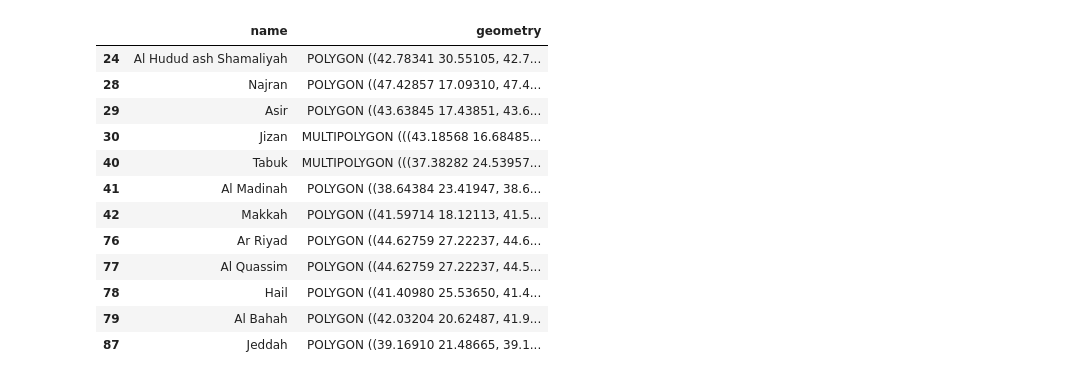
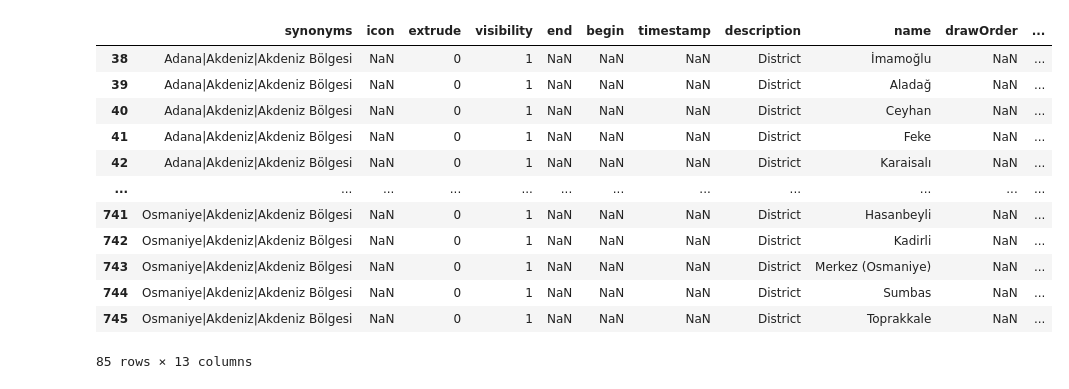
Before and after one commit to ds-serdarcan/PYTHON, a Jupyter notebook: geojson/edit_geojson.ipynb, the cells around one changed output. Saved outputs shown, nothing was run; the diff lists cells and outputs as text; code cells hidden in the pictures.

```diff
--- a/geojson/edit_geojson.ipynb
+++ b/geojson/edit_geojson.ipynb
@@ -78,5 +29,0 @@ jeddah_polygon
-# %%
-gdf['geometry'] = gdf['geometry'].to_crs("EPSG:4326")
-gdf = pd.concat([gdf, jeddah_polygon], ignore_index=False)
-gdf = gdf.reset_index(drop=True)
-gdf
@@ -135,16 +30,16 @@ arabs_indians
-# %%
-arabs_indians[['name','geometry']][arabs_indians['synonyms'].str.lower().str.contains('saudi')]
-# %% [output]
-|  | name | geometry |
-| 24 | Al Hudud ash Shamaliyah | POLYGON ((42.78341 30.55105, 42.7... |
-| 28 | Najran | POLYGON ((47.42857 17.09310, 47.4... |
-| 29 | Asir | POLYGON ((43.63845 17.43851, 43.6... |
-| 30 | Jizan | MULTIPOLYGON (((43.18568 16.68485... |
-| 40 | Tabuk | MULTIPOLYGON (((37.38282 24.53957... |
-| 41 | Al Madinah | POLYGON ((38.64384 23.41947, 38.6... |
-| 42 | Makkah | POLYGON ((41.59714 18.12113, 41.5... |
-| 76 | Ar Riyad | POLYGON ((44.62759 27.22237, 44.6... |
-| 77 | Al Quassim | POLYGON ((44.62759 27.22237, 44.5... |
-| 78 | Hail | POLYGON ((41.40980 25.53650, 41.4... |
-| 79 | Al Bahah | POLYGON ((42.03204 20.62487, 41.9... |
-| 87 | Jeddah | POLYGON ((39.16910 21.48665, 39.1... |
+# %%
+gdf[gdf['synonyms'].str.contains('\|Akdeniz\|')]
+# %% [output]
+|  | synonyms | icon | extrude | visibility | end | begin | timestamp | description | name | drawOrder | ... |
+| 38 | Adana|Akdeniz|Akdeniz Bölgesi | NaN | 0 | 1 | NaN | NaN | NaN | District | İmamoğlu | NaN | ... |
+| 39 | Adana|Akdeniz|Akdeniz Bölgesi | NaN | 0 | 1 | NaN | NaN | NaN | District | Aladağ | NaN | ... |
+| 40 | Adana|Akdeniz|Akdeniz Bölgesi | NaN | 0 | 1 | NaN | NaN | NaN | District | Ceyhan | NaN | ... |
+| 41 | Adana|Akdeniz|Akdeniz Bölgesi | NaN | 0 | 1 | NaN | NaN | NaN | District | Feke | NaN | ... |
+| 42 | Adana|Akdeniz|Akdeniz Bölgesi | NaN | 0 | 1 | NaN | NaN | NaN | District | Karaisalı | NaN | ... |
+| ... | ... | ... | ... | ... | ... | ... | ... | ... | ... | ... | ... |
+| 741 | Osmaniye|Akdeniz|Akdeniz Bölgesi | NaN | 0 | 1 | NaN | NaN | NaN | District | Hasanbeyli | NaN | ... |
+| 742 | Osmaniye|Akdeniz|Akdeniz Bölgesi | NaN | 0 | 1 | NaN | NaN | NaN | District | Kadirli | NaN | ... |
+| 743 | Osmaniye|Akdeniz|Akdeniz Bölgesi | NaN | 0 | 1 | NaN | NaN | NaN | District | Merkez (Osmaniye) | NaN | ... |
+| 744 | Osmaniye|Akdeniz|Akdeniz Bölgesi | NaN | 0 | 1 | NaN | NaN | NaN | District | Sumbas | NaN | ... |
+| 745 | Osmaniye|Akdeniz|Akdeniz Bölgesi | NaN | 0 | 1 | NaN | NaN | NaN | District | Toprakkale | NaN | ... |
+85 rows × 13 columns
```
Also changed, not shown: parts of 19 cells of this notebook.
